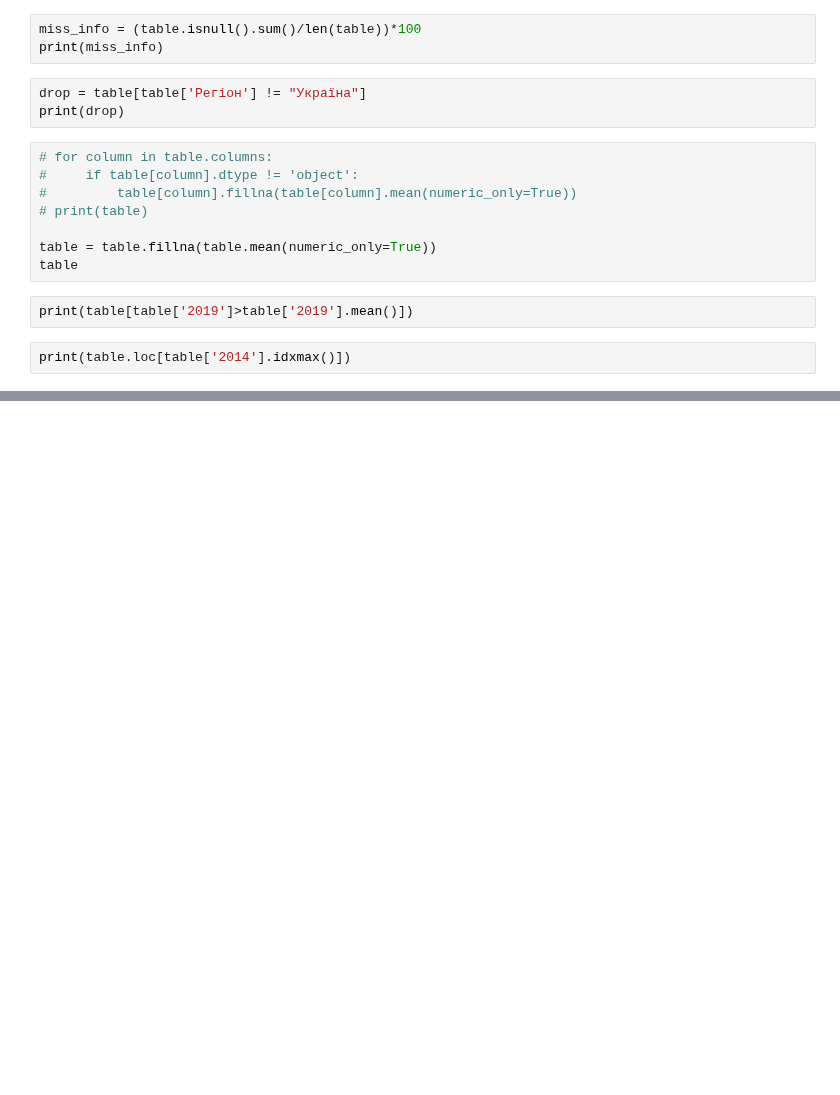
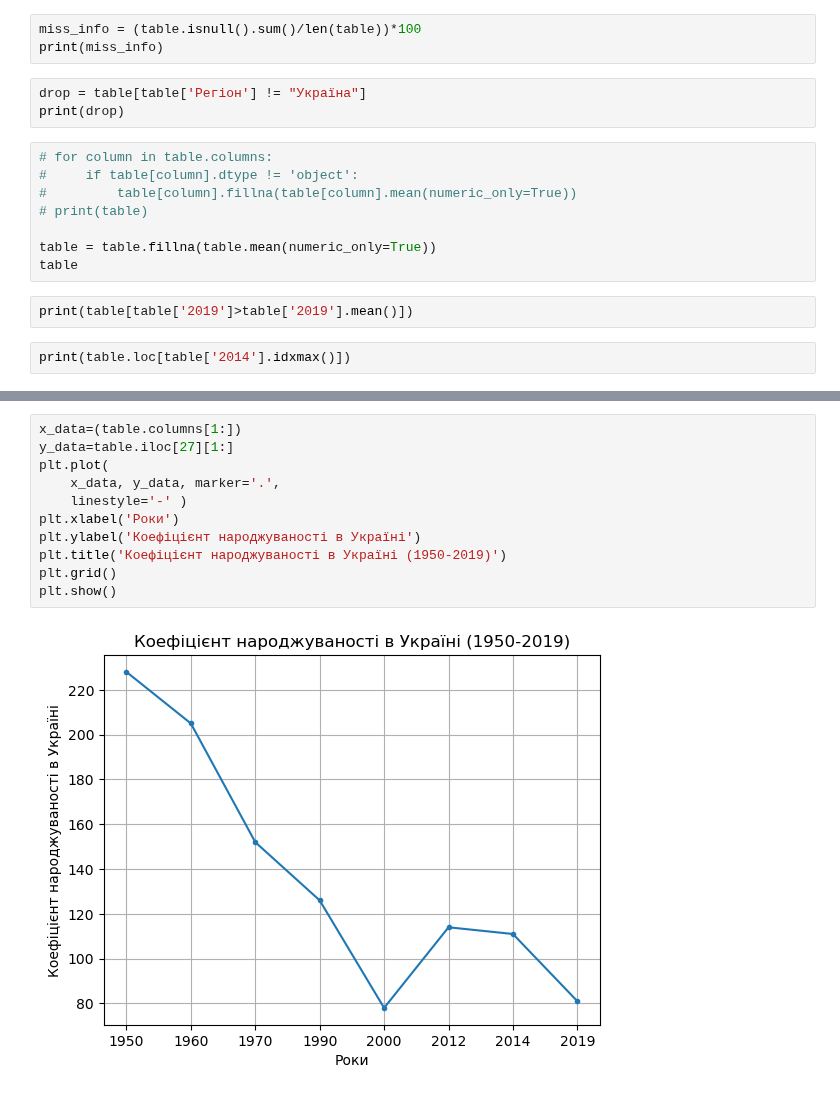
Before and after one commit to GFour11/DS_hw2, a Jupyter notebook: Hw2.1.ipynb, the cells around one changed output, grey strips where cells are left out. Drawn from its saved outputs; the diff is of its cells as text; blank space fills up the shorter version.

```diff
--- a/Hw2.1.ipynb
+++ b/Hw2.1.ipynb
@@ -66,0 +84,13 @@ plt.xticks(rotation=90)
+# %%
+x_data=(table.columns[1:])
+y_data=table.iloc[27][1:]
+plt.plot(
+    x_data, y_data, marker='.',
+    linestyle='-' )
+plt.xlabel('Роки')
+plt.ylabel('Коефіцієнт народжуваності в Україні')
+plt.title('Коефіцієнт народжуваності в Україні (1950-2019)')
+plt.grid()
+plt.show()
+# %% [output]
+[figure, added]
```
Also changed, not shown: parts of 3 cells of this notebook.
